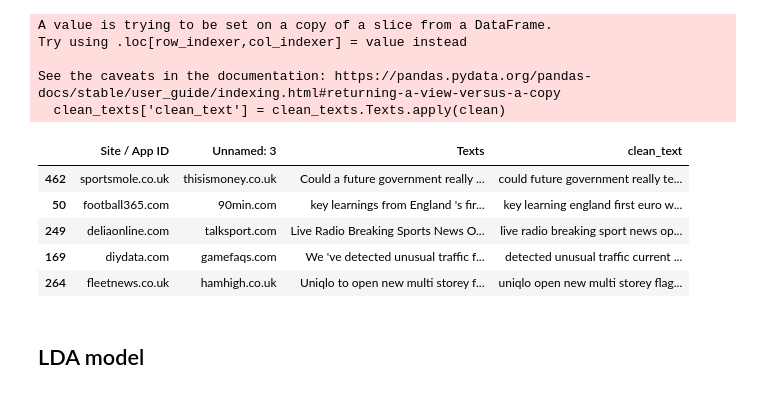
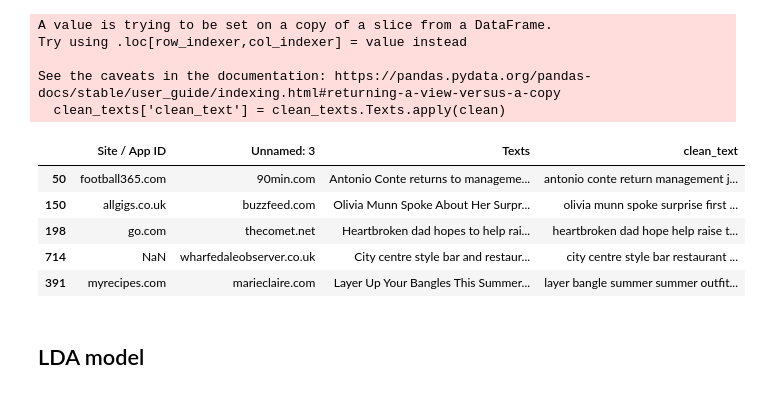
Before and after one commit to martafillol/affinity_at_scale, a Jupyter notebook: notebooks/LDA_model.ipynb, the cells around one changed output. Drawn from its saved outputs; the diff is of its cells as text; code cells hidden in the pictures.

```diff
--- a/notebooks/LDA_model.ipynb
+++ b/notebooks/LDA_model.ipynb
@@ -38 +138,8 @@ sample
+# %%
+#import inventory_urls to scrape
+
+scraped_inventory = pd.read_csv("/Users/martafillolbruguera/code/affinity_at_scale/data/inventory_urls.csv")
+
+scraped_inventory["texts"] = scraped_inventory["urls"].apply(scraper)
+scraped_inventory
 # %%
@@ -77,35 +161,37 @@ clean_texts = sample.loc[sample.Texts != ""]
+# %%
+clean_texts = scraped_inventory.loc[scraped_inventory.texts != ""]
 # %%
-#cleaning
+#clean, tokenize, lemmatize
 
 def clean (text):
     for punctuation in string.punctuation:
         text = text.replace(punctuation, ' ') # Remove Punctuation
     lowercased = text.lower() # Lower Case
     tokenized = word_tokenize(lowercased) # Tokenize
     words_only = [word for word in tokenized if word.isalpha()] # Remove numbers
     stop_words = set(stopwords.words('english')) # Make stopword list
     without_stopwords = [word for word in words_only if not word in stop_words] # Remove Stop Words
     lemma=WordNetLemmatizer() # Initiate Lemmatizer
     lemmatized = [lemma.lemmatize(word) for word in without_stopwords] # Lemmatize
     cleaned = ' '.join(lemmatized) # Join back to a string
     return cleaned
 
 # Apply to all texts
-clean_texts['clean_text'] = clean_texts.Texts.apply(clean)
+clean_texts['clean_text'] = clean_texts.texts.apply(clean)
 
 clean_texts.head()
 # %% [output]
 A value is trying to be set on a copy of a slice from a DataFrame.
 Try using .loc[row_indexer,col_indexer] = value instead
 
 See the caveats in the documentation: https://pandas.pydata.org/pandas-docs/stable/user_guide/indexing.html#returning-a-view-versus-a-copy
   clean_texts['clean_text'] = clean_texts.Texts.apply(clean)
 |  | Site / App ID | Unnamed: 3 | Texts | clean_text |
-| 462 | sportsmole.co.uk | thisismoney.co.uk | Could a future government really ... | could future government really te... |
-| 50 | football365.com | 90min.com | key learnings from England 's fir... | key learning england first euro w... |
-| 249 | deliaonline.com | talksport.com | Live Radio Breaking Sports News O... | live radio breaking sport news op... |
-| 169 | diydata.com | gamefaqs.com | We 've detected unusual traffic f... | detected unusual traffic current ... |
-| 264 | fleetnews.co.uk | hamhigh.co.uk | Uniqlo to open new multi storey f... | uniqlo open new multi storey flag... |
+| 50 | football365.com | 90min.com | Antonio Conte returns to manageme... | antonio conte return management j... |
+| 150 | allgigs.co.uk | buzzfeed.com | Olivia Munn Spoke About Her Surpr... | olivia munn spoke surprise first ... |
+| 198 | go.com | thecomet.net | Heartbroken dad hopes to help rai... | heartbroken dad hope help raise t... |
+| 714 | NaN | wharfedaleobserver.co.uk | City centre style bar and restaur... | city centre style bar restaurant ... |
+| 391 | myrecipes.com | marieclaire.com | Layer Up Your Bangles This Summer... | layer bangle summer summer outfit... |
 # %% [markdown]
 ## LDA model
 # %%
```
Also changed, not shown: parts of 30 cells of this notebook, 3 other files.
